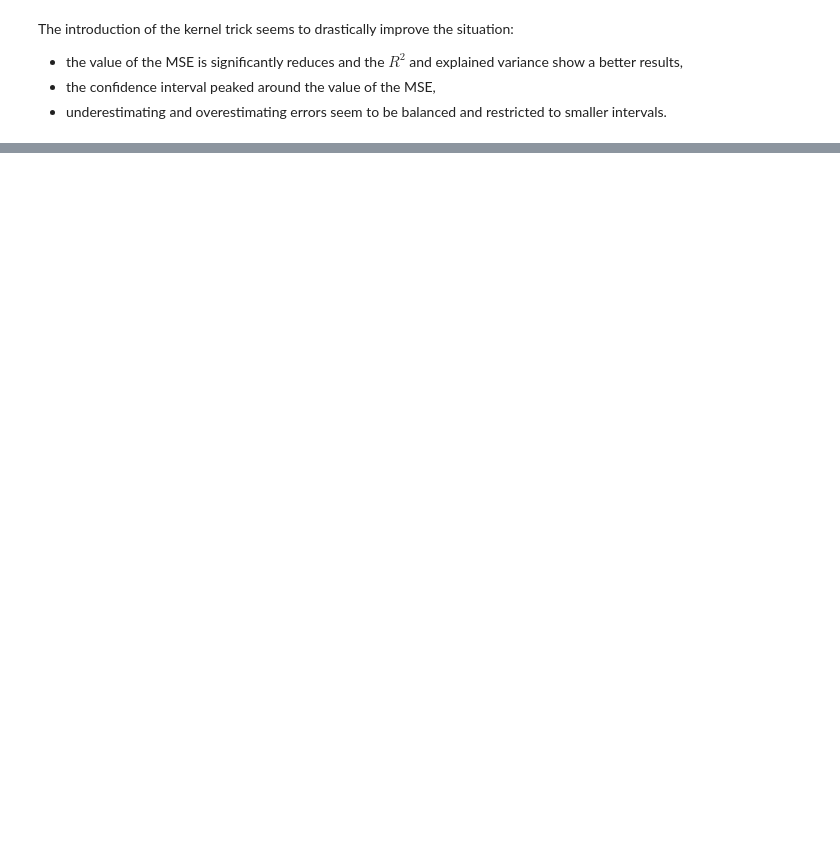
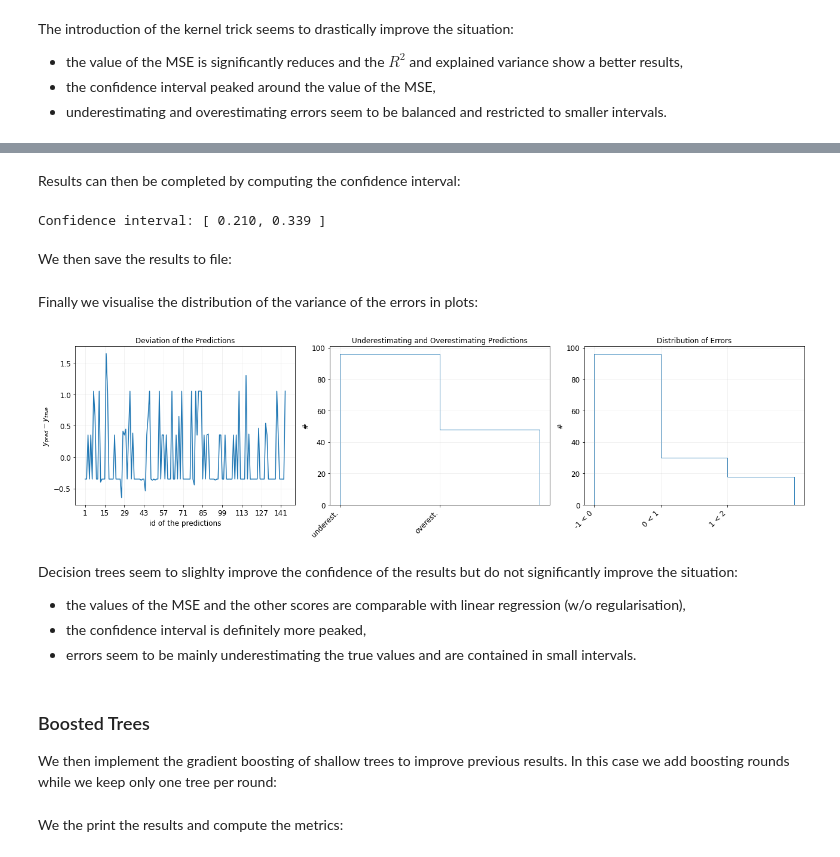
Before and after one commit to thesfinox/ml-sft-trunc, a Jupyter notebook: sft_level_trunc_analysis.ipynb, the cells around one changed output, grey strips where cells are left out. Cells and saved outputs as stored; diff of their text form; code cells hidden in the pictures; blank space fills up the shorter version.

Commit message:
Add decision trees
- add random forests, boosted trees and boosted forests

```diff
--- a/sft_level_trunc_analysis.ipynb
+++ b/sft_level_trunc_analysis.ipynb
@@ -994,0 +1131,13 @@ The introduction of the kernel trick seems to drastically improve the situation:
+# %%
+# retrieve best results, fit to the training set and print
+params = dict(zip(hyp_names, rnd_for_res.x)) #--------------------------- set parameters to best possible choice
+rnd_for = xgb.train(params,
+                    dtrain,
+                    num_boost_round=1,
+                    evals=[(ddev, 'eval'), (dtrain, 'train')],
+                    verbose_eval=False) #-------------------------------- fit again on the training set
+y_dev_pred = rnd_for.predict(ddev).reshape(-1,1) #----------------------- compute predictions
+
+print('Results for the random forest:\n')
+print_hyperparameters(hyp_names, rnd_for_res)
+print_metrics(y_dev, y_dev_pred)
@@ -994,0 +1161,9 @@ The introduction of the kernel trick seems to drastically improve the situation:
+# %% [markdown]
+Results can then be completed by computing the confidence interval:
+# %%
+conf_interval = confidence_interval(y_dev, y_dev_pred, confidence=confidence)
+print('Confidence interval: [ {:.3f}, {:.3f} ]'.format(conf_interval[0].squeeze(), conf_interval[1].squeeze()))
+# %% [output]
+Confidence interval: [ 0.210, 0.339 ]
+# %% [markdown]
+We then save the results to file:
@@ -994,0 +1173,18 @@ The introduction of the kernel trick seems to drastically improve the situation:
+# %% [markdown]
+Finally we visualise the distribution of the variance of the errors in plots:
+# %%
+plot = error_visualisation(y_dev, y_dev_pred)
+plot.save_and_close(path.join(IMG_PATH, 'rnd_for_errors'))
+log.debug('Random forest plot saved.')
+# %% [output]
+[figure, added]
+# %% [markdown]
+Decision trees seem to slighlty improve the confidence of the results but do not significantly improve the situation:
+
+- the values of the MSE and the other scores are comparable with linear regression (w/o regularisation),
+- the confidence interval is definitely more peaked,
+- errors seem to be mainly underestimating the true values and are contained in small intervals.
+# %% [markdown]
+### Boosted Trees
+
+We then implement the gradient boosting of shallow trees to improve previous results. In this case we add boosting rounds while we keep only one tree per round:
@@ -994,0 +1264,2 @@ The introduction of the kernel trick seems to drastically improve the situation:
+# %% [markdown]
+We the print the results and compute the metrics:
```
Also changed, not shown: parts of 65 cells of this notebook.
